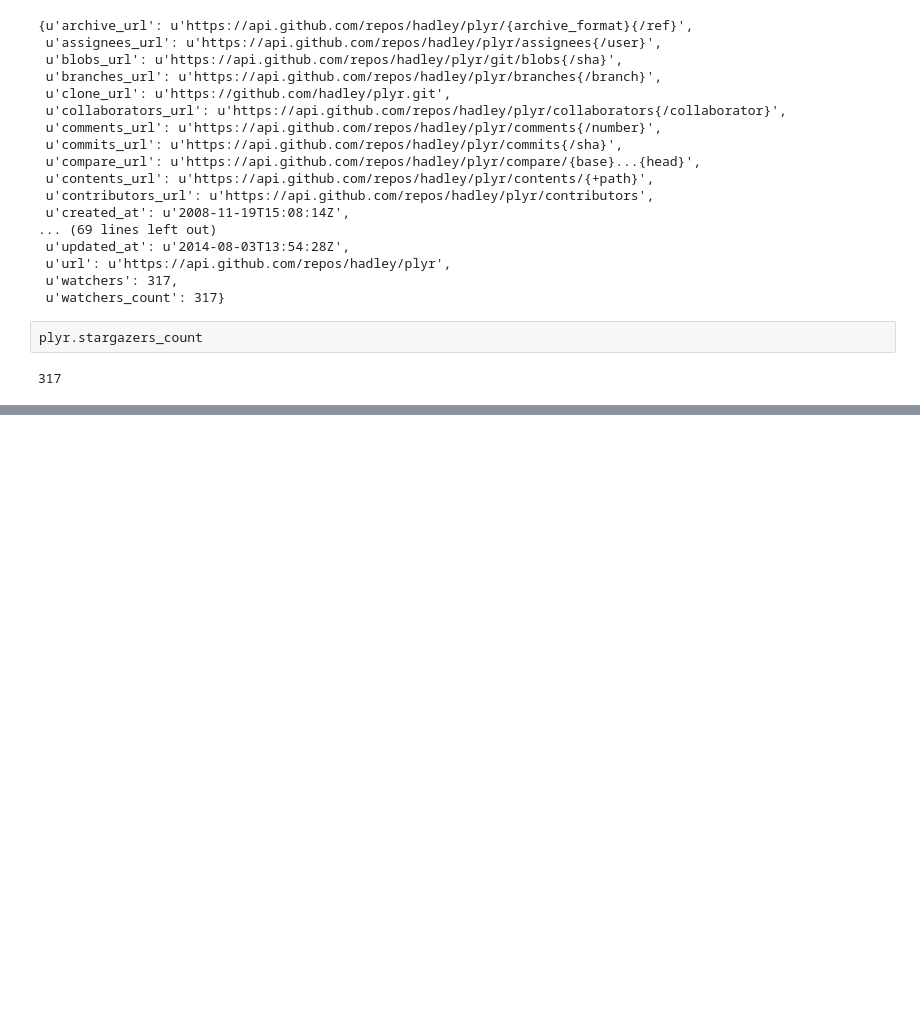
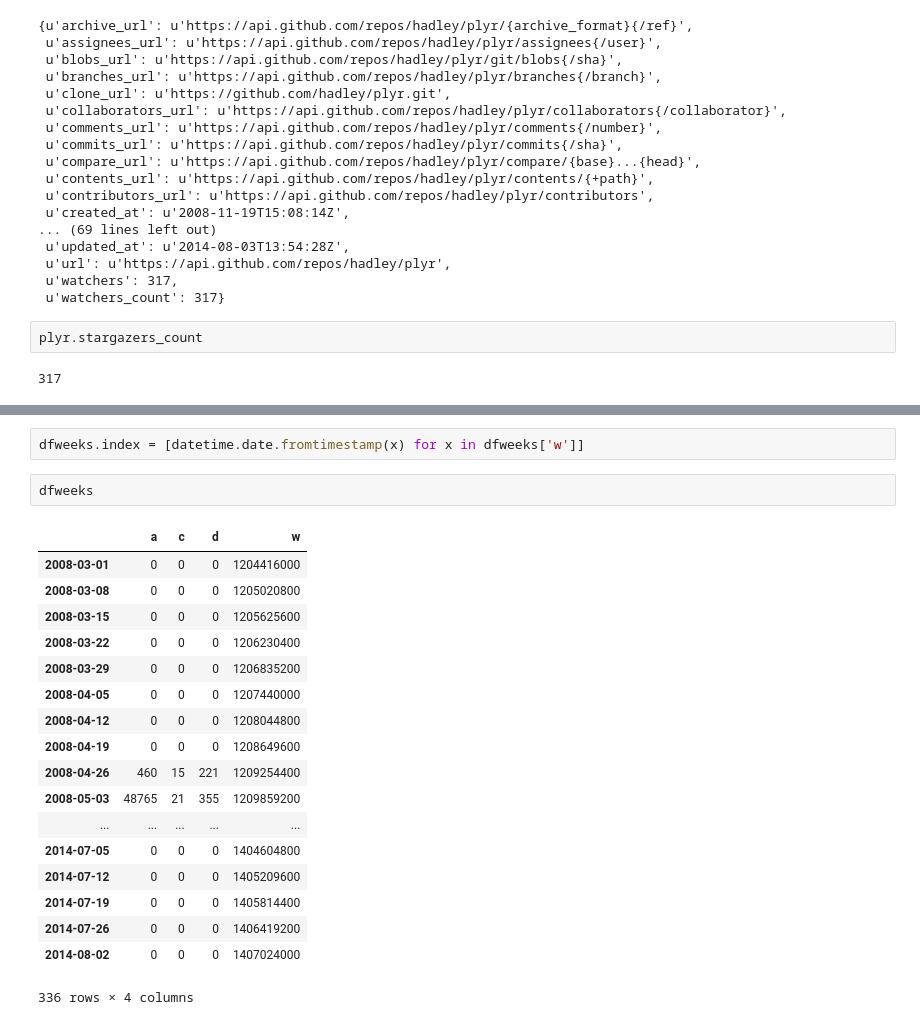
Before and after one commit to gauthamnair/repopulse, a Jupyter notebook: exploringGitRepoStats.ipynb, the cells around one changed output, grey strips where cells are left out. Cells and saved outputs as stored; diff of their text form; blank space fills up the shorter version.

```diff
--- a/exploringGitRepoStats.ipynb
+++ b/exploringGitRepoStats.ipynb
@@ -69,0 +204,23 @@ plyr.stargazers_count
+# %%
+dfweeks.index = [datetime.date.fromtimestamp(x) for x in dfweeks['w']]
+# %%
+dfweeks
+# %% [output]
+|  | a | c | d | w |
+| 2008-03-01 | 0 | 0 | 0 | 1204416000 |
+| 2008-03-08 | 0 | 0 | 0 | 1205020800 |
+| 2008-03-15 | 0 | 0 | 0 | 1205625600 |
+| 2008-03-22 | 0 | 0 | 0 | 1206230400 |
+| 2008-03-29 | 0 | 0 | 0 | 1206835200 |
+| 2008-04-05 | 0 | 0 | 0 | 1207440000 |
+| 2008-04-12 | 0 | 0 | 0 | 1208044800 |
+| 2008-04-19 | 0 | 0 | 0 | 1208649600 |
+| 2008-04-26 | 460 | 15 | 221 | 1209254400 |
+| 2008-05-03 | 48765 | 21 | 355 | 1209859200 |
+| ... | ... | ... | ... | ... |
+| 2014-07-05 | 0 | 0 | 0 | 1404604800 |
+| 2014-07-12 | 0 | 0 | 0 | 1405209600 |
+| 2014-07-19 | 0 | 0 | 0 | 1405814400 |
+| 2014-07-26 | 0 | 0 | 0 | 1406419200 |
+| 2014-08-02 | 0 | 0 | 0 | 1407024000 |
+336 rows × 4 columns
```
Also changed, not shown: parts of 40 cells of this notebook, 2 other files.
